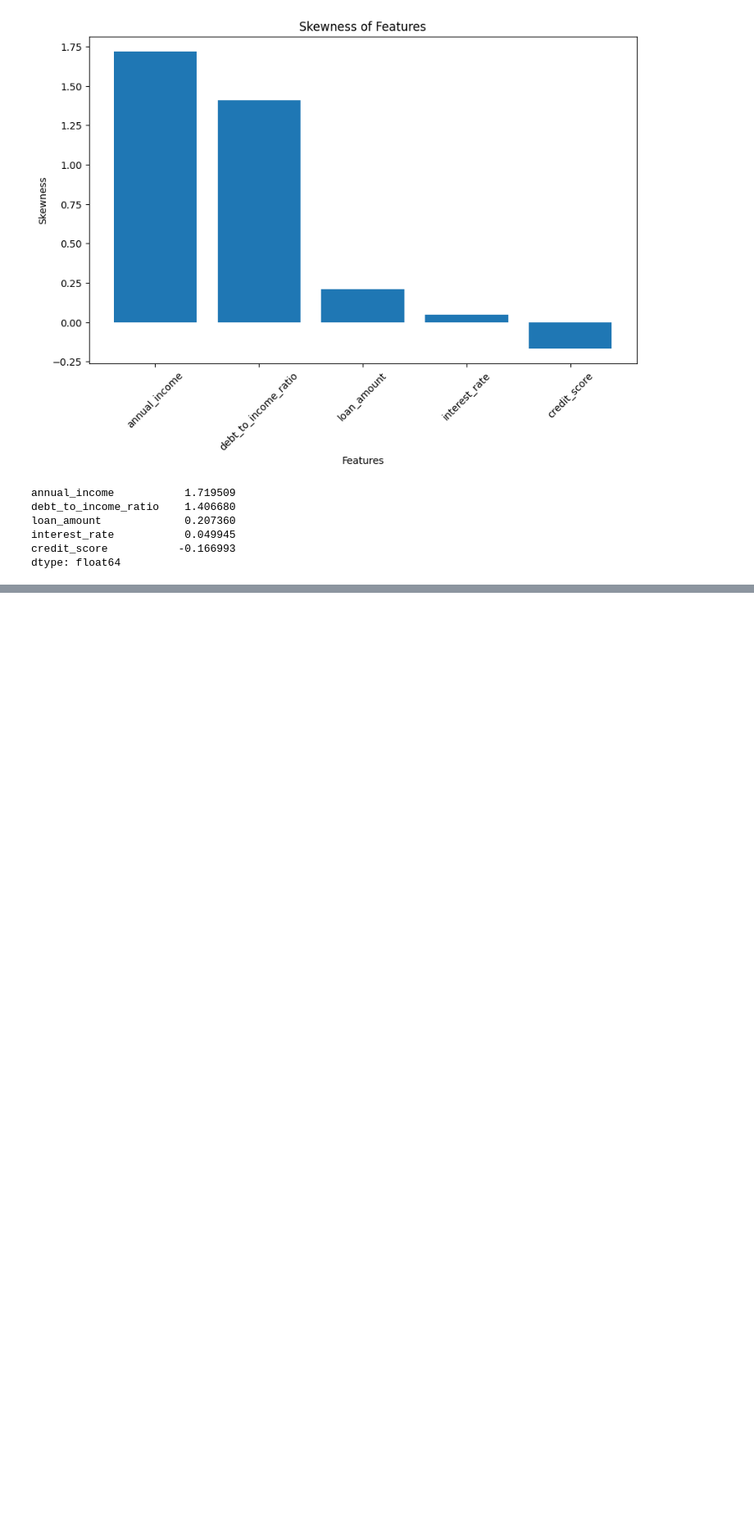
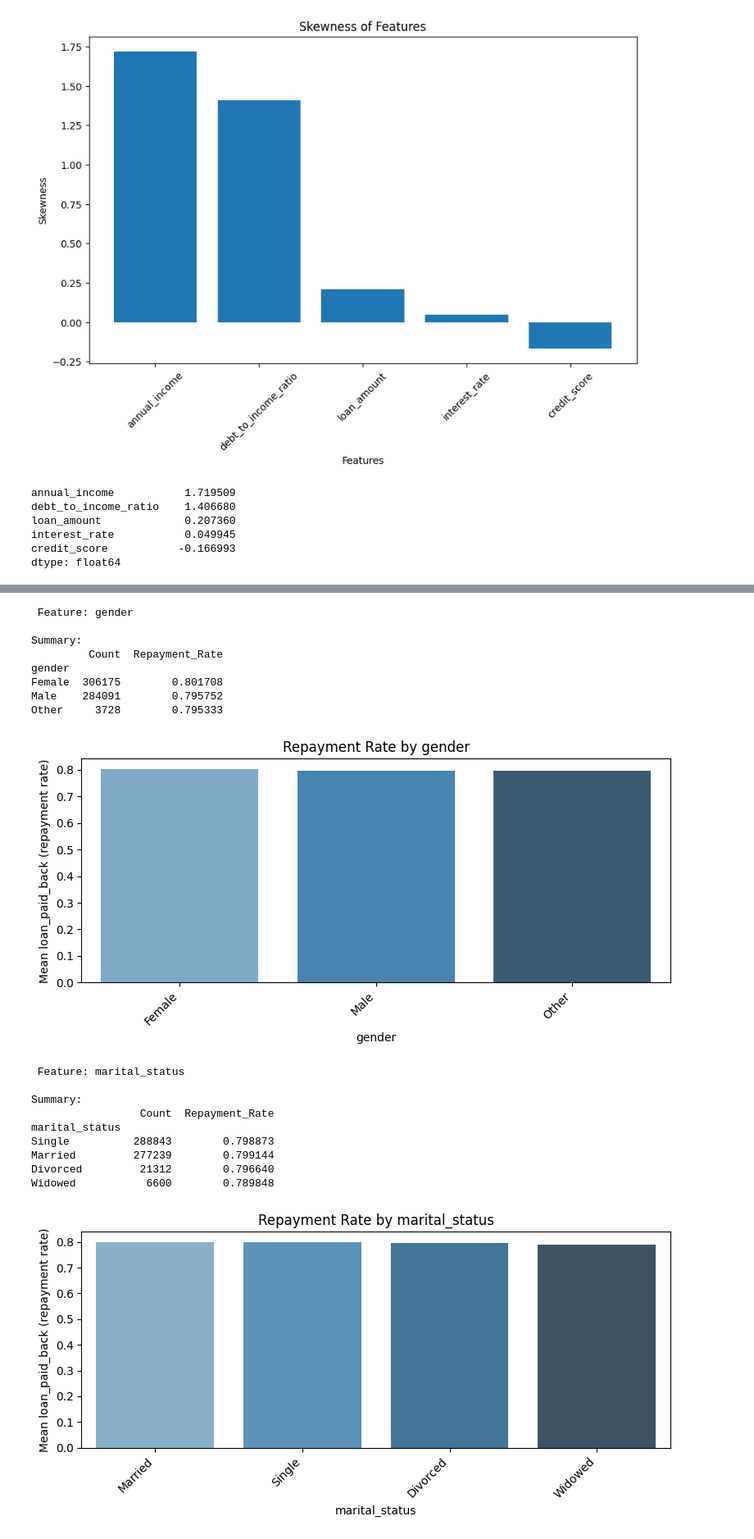
Before and after one commit to pieterrotteveel/Predicting-Loan-Payback, a Jupyter notebook: predcition_model_for_loan_payback.ipynb, the cells around one changed output, grey strips where cells are left out. Shown at 82% size. Saved outputs shown, nothing was run; the diff lists cells and outputs as text; code cells hidden in the pictures; blank space fills up the shorter version.

```diff
--- a/predcition_model_for_loan_payback.ipynb
+++ b/predcition_model_for_loan_payback.ipynb
@@ -173,0 +245,45 @@ Highly skewed columns: annual_income, debt_to_income_ratio
+# %%
+for col in cat_cols:
+    print(f"\n Feature: {col}")
+
+    freq = train[col].value_counts(dropna=False)
+    repayment_rate = train.groupby(col)['loan_paid_back'].mean().sort_values(ascending=False)
+
+    summary = pd.concat([freq, repayment_rate], axis=1)
+    summary.columns = ['Count', 'Repayment_Rate']
+    print("\nSummary:")
+    print(summary)
+
+    plt.figure(figsize=(8,4))
+
+    sns.barplot(
+        x=repayment_rate.index,
+        y=repayment_rate.values,
+        palette="Blues_d"
+    )
+    plt.title(f'Repayment Rate by {col}')
+    plt.ylabel('Mean loan_paid_back (repayment rate)')
+    plt.xlabel(col)
+    plt.xticks(rotation=45, ha='right')
+    plt.tight_layout()
+    plt.show()
+# %% [output]
+ Feature: gender
+
+Summary:
+         Count  Repayment_Rate
+gender
+Female  306175        0.801708
+Male    284091        0.795752
+Other     3728        0.795333
+[figure, added]
+ Feature: marital_status
+
+Summary:
+                 Count  Repayment_Rate
+marital_status
+Single          288843        0.798873
+Married         277239        0.799144
+Divorced         21312        0.796640
+Widowed           6600        0.789848
+[figure, added]
```
Also changed, not shown: parts of 19 cells of this notebook, 1 other file.
